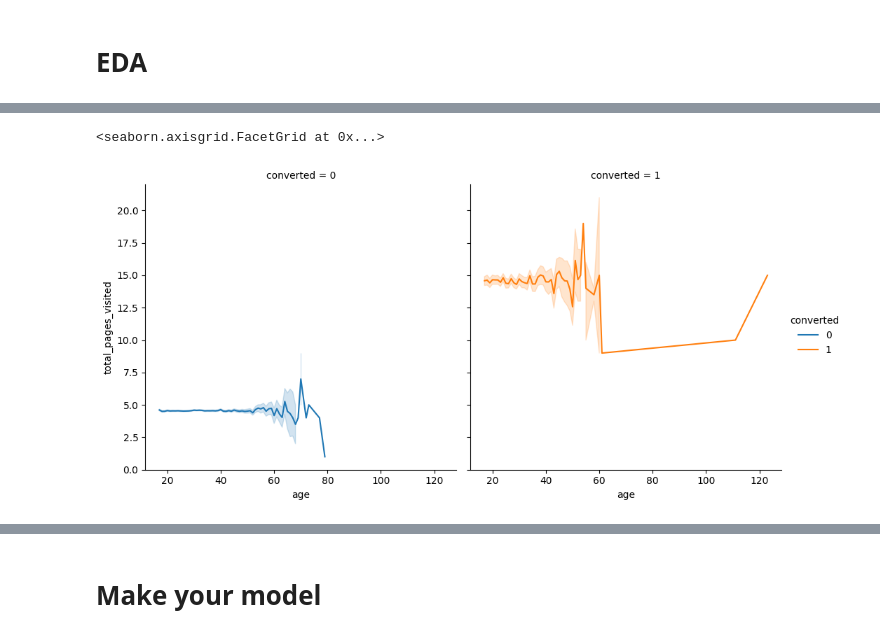
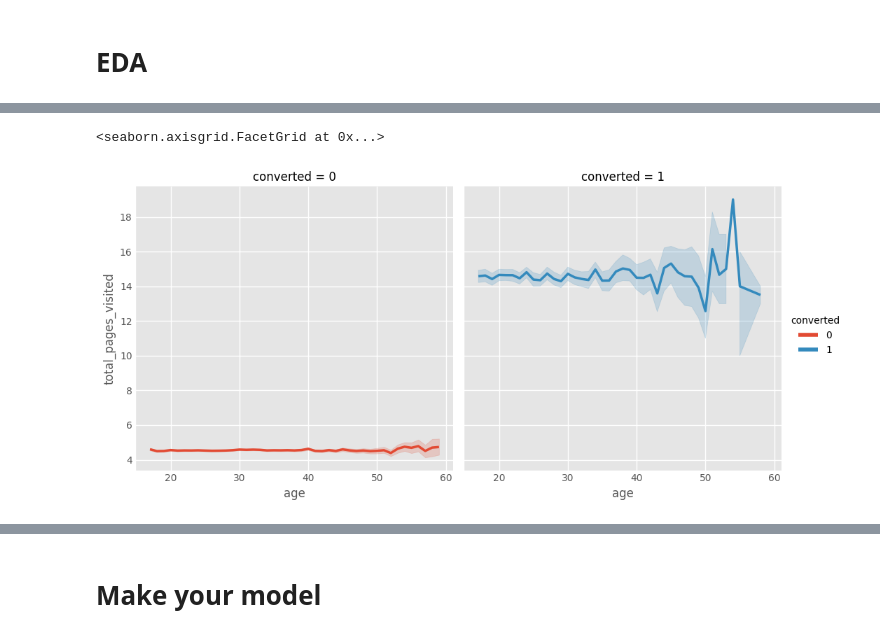
Before and after one commit to Swellisgood/fullstack-data-certification, a Jupyter notebook: BLOC_3_ML/conversion_rate_challenge/02-Conversion_rate_challenge_template.ipynb, the cells around one changed output, grey strips where cells are left out. Saved outputs shown, nothing was run; the diff lists cells and outputs as text; code cells hidden in the pictures.

```diff
--- a/BLOC_3_ML/conversion_rate_challenge/02-Conversion_rate_challenge_template.ipynb
+++ b/BLOC_3_ML/conversion_rate_challenge/02-Conversion_rate_challenge_template.ipynb
@@ -48,0 +69,18 @@ data.head()
+# %%
+data = data[data.age<60]
+# %%
+plt.style.use('ggplot')
+#make subplots of boxplots for each feature to show outliers
+fig, axes = plt.subplots(1, 2, figsize=(15, 10))
+#show y axis
+fig.suptitle('Boxplots of features')
+sns.violinplot(ax=axes[0], data=data, y='age')
+sns.violinplot(ax=axes[1], data=data, y='total_pages_visited')
+plt.show()
+
+#make subplots of histograms for each feature
+fig, axes = plt.subplots(1, 2, figsize=(15, 10))
+fig.suptitle('Histograms of features')
+sns.histplot(ax=axes[0], data=data, x='age', bins=15)
+sns.histplot(ax=axes[1], data=data, x='total_pages_visited', bins=15)
+plt.show()
@@ -69,13 +109,12 @@ fig.show()
 # %%
-import seaborn as sns
 sns.relplot(
     data=data, kind="line",
     x="age", y="total_pages_visited", col="converted",
-    hue="converted",
+    hue="converted", linewidth=2.5
 )
 # %% [output]
 <seaborn.axisgrid.FacetGrid at 0x...>
-[figure, old version]
+[figure, new version]
 # %%
 # Correlation matrix
 corr_matrix = pd.DataFrame(data_sample).corr().round(2)
```
Also changed, not shown: parts of 71 cells of this notebook, 2 other files.
